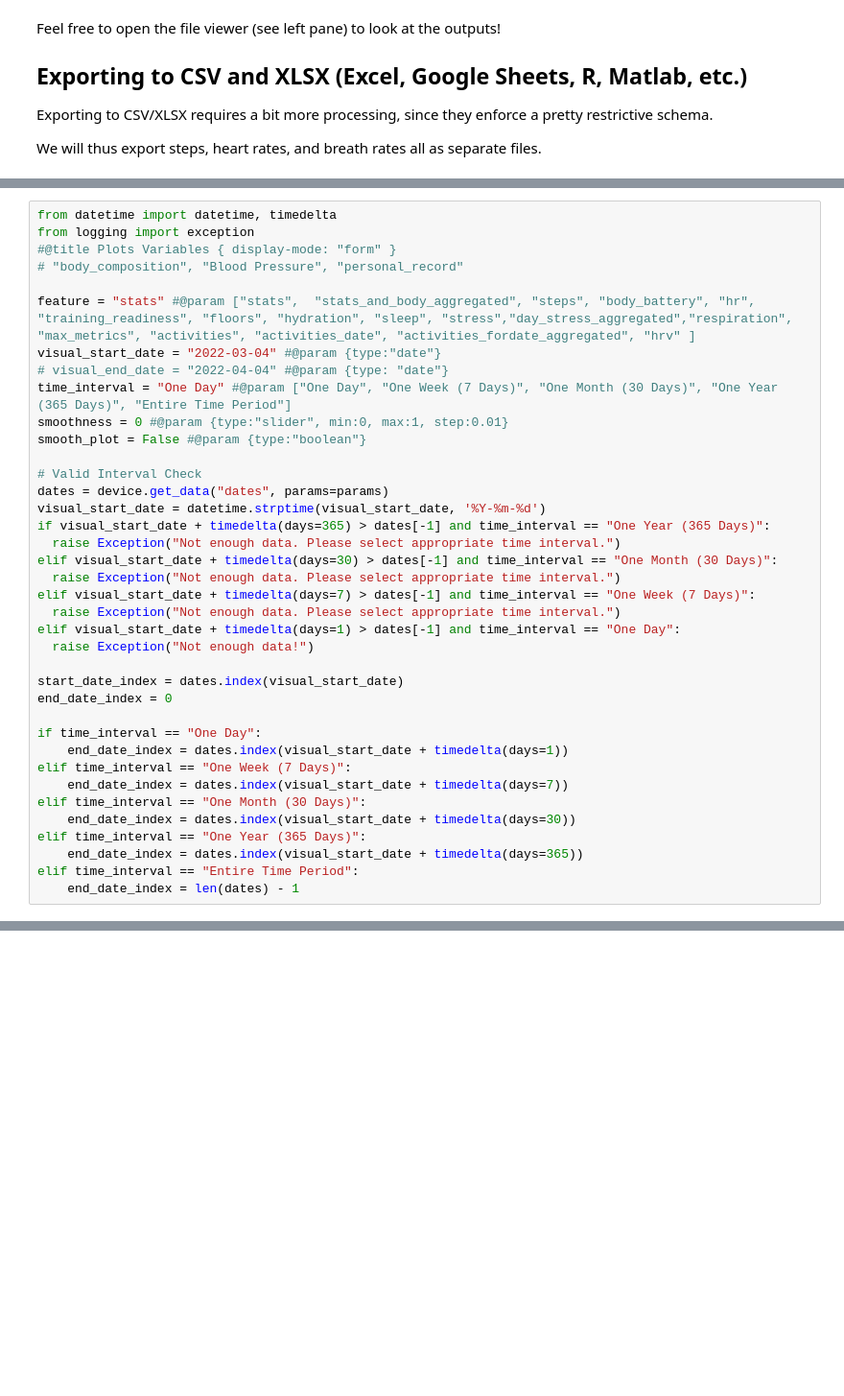
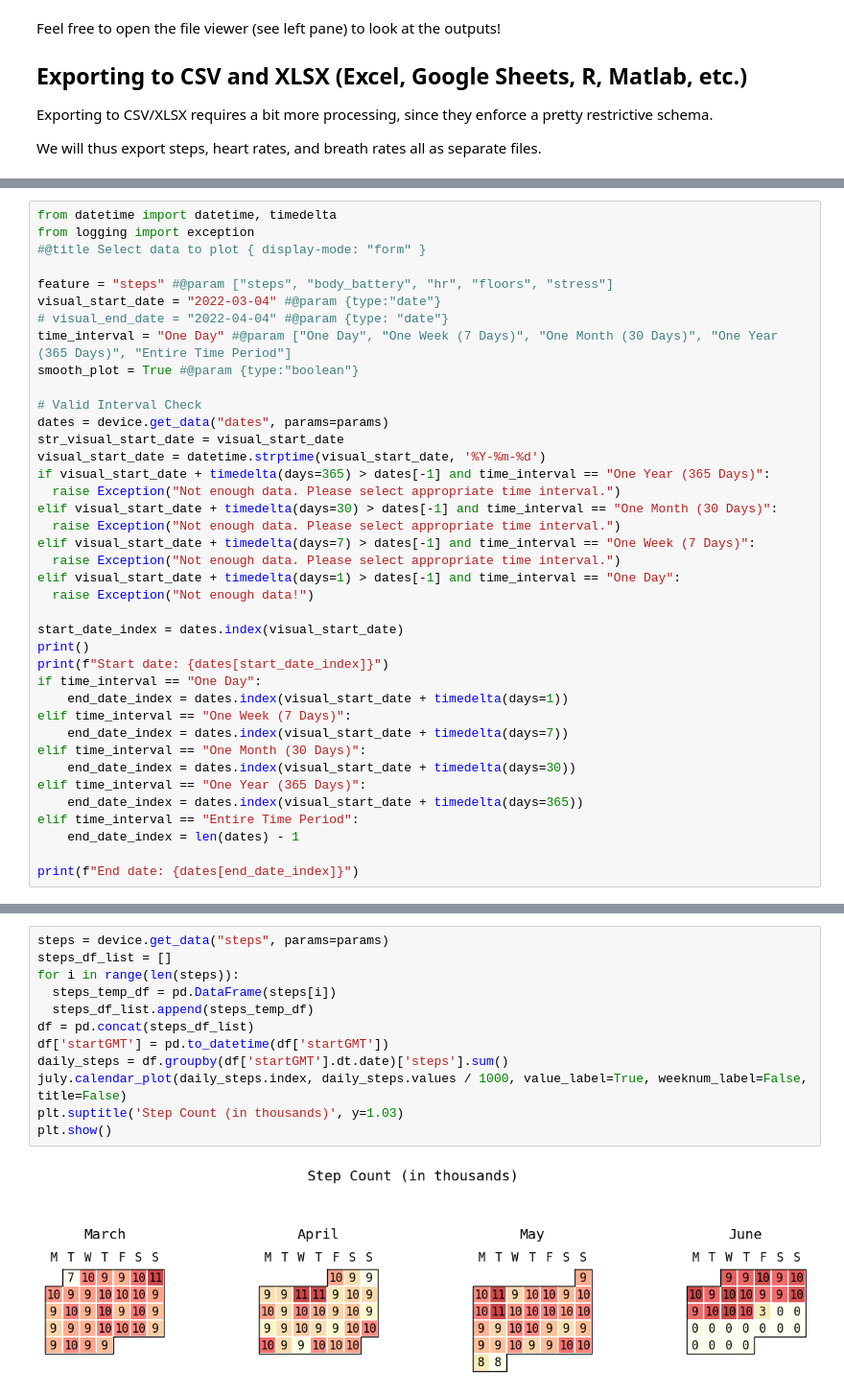
Before and after one commit to Stanford-Health/wearable-notebooks, a Jupyter notebook: notebooks/garmin_fenix_7s_v2.ipynb, the cells around one changed output, grey strips where cells are left out. Shown: that part at 96% size. Saved outputs shown, nothing was run; the diff lists cells and outputs as text; blank space fills up the shorter version.

```diff
--- a/notebooks/garmin_fenix_7s_v2.ipynb
+++ b/notebooks/garmin_fenix_7s_v2.ipynb
@@ -576,18 +364,17 @@ In this section, we will be visualizing our all kinds of data in a simple, custo
 # %%
 from datetime import datetime, timedelta
 from logging import exception
-#@title Plots Variables { display-mode: "form" }
-# "body_composition", "Blood Pressure", "personal_record"
+#@title Select data to plot { display-mode: "form" }
 
-feature = "stats" #@param ["stats",  "stats_and_body_aggregated", "steps", "body_battery", "hr", "training_readiness", "floors", "hydration", "sleep", "stress","day_stress_aggregated","respiration", "max_metrics", "activities", "activities_date", "activities_fordate_aggregated", "hrv" ]
+feature = "steps" #@param ["steps", "body_battery", "hr", "floors", "stress"]
 visual_start_date = "2022-03-04" #@param {type:"date"}
 # visual_end_date = "2022-04-04" #@param {type: "date"}
 time_interval = "One Day" #@param ["One Day", "One Week (7 Days)", "One Month (30 Days)", "One Year (365 Days)", "Entire Time Period"]
-smoothness = 0 #@param {type:"slider", min:0, max:1, step:0.01}
-smooth_plot = False #@param {type:"boolean"}
+smooth_plot = True #@param {type:"boolean"}
 
 # Valid Interval Check
 dates = device.get_data("dates", params=params)
+str_visual_start_date = visual_start_date
 visual_start_date = datetime.strptime(visual_start_date, '%Y-%m-%d')
 if visual_start_date + timedelta(days=365) > dates[-1] and time_interval == "One Year (365 Days)":
   raise Exception("Not enough data. Please select appropriate time interval.")
@@ -599,8 +386,8 @@ elif visual_start_date + timedelta(days=1) > dates[-1] and time_interval == "One
   raise Exception("Not enough data!")
 
 start_date_index = dates.index(visual_start_date)
-end_date_index = 0
-
+print()
+print(f"Start date: {dates[start_date_index]}")
 if time_interval == "One Day":
     end_date_index = dates.index(visual_start_date + timedelta(days=1))
 elif time_interval == "One Week (7 Days)":
@@ -611,3 +398,5 @@ elif time_interval == "One Year (365 Days)":
     end_date_index = dates.index(visual_start_date + timedelta(days=365))
 elif time_interval == "Entire Time Period":
     end_date_index = len(dates) - 1
+
+print(f"End date: {dates[end_date_index]}")
@@ -750,0 +643,14 @@ elif feature == "inprogress_virtual_challenges":
+# %%
+steps = device.get_data("steps", params=params)
+steps_df_list = []
+for i in range(len(steps)):
+  steps_temp_df = pd.DataFrame(steps[i])
+  steps_df_list.append(steps_temp_df)
+df = pd.concat(steps_df_list)
+df['startGMT'] = pd.to_datetime(df['startGMT'])
+daily_steps = df.groupby(df['startGMT'].dt.date)['steps'].sum()
+july.calendar_plot(daily_steps.index, daily_steps.values / 1000, value_label=True, weeknum_label=False, title=False)
+plt.suptitle('Step Count (in thousands)', y=1.03)
+plt.show()
+# %% [output]
+[figure, added]
```
Also changed, not shown: parts of 53 cells of this notebook.
